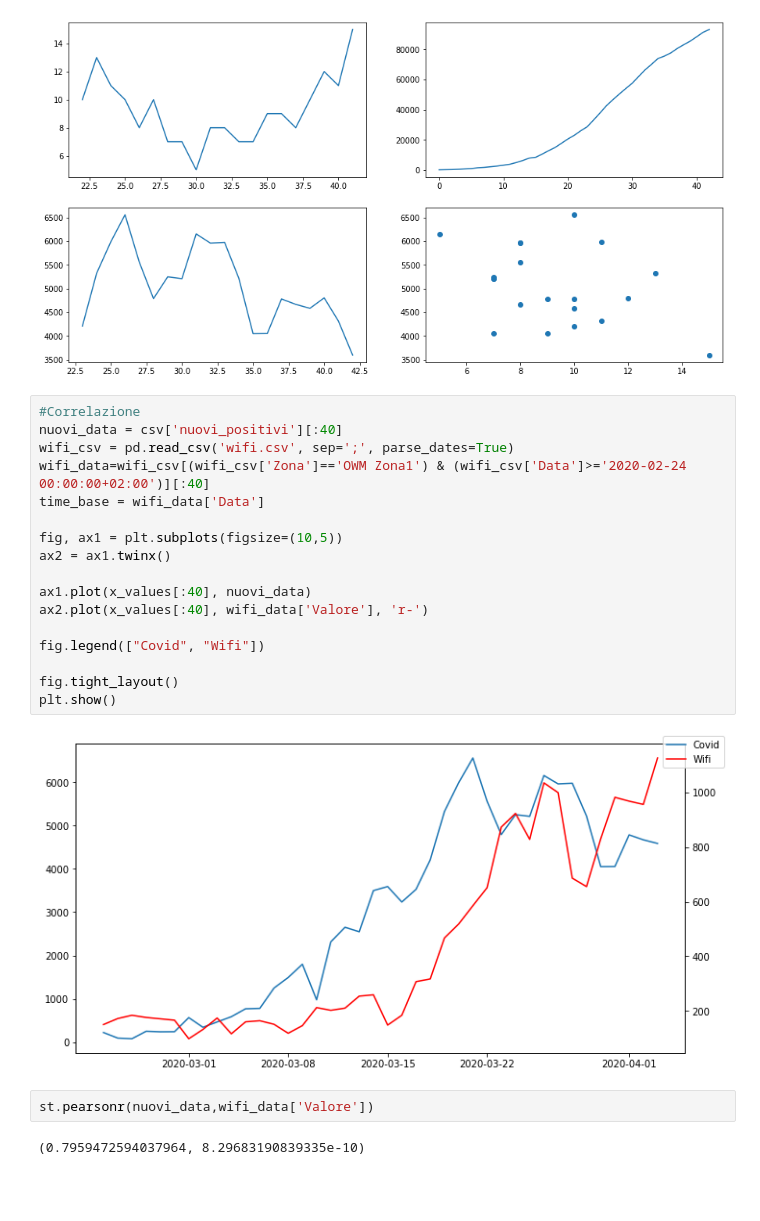
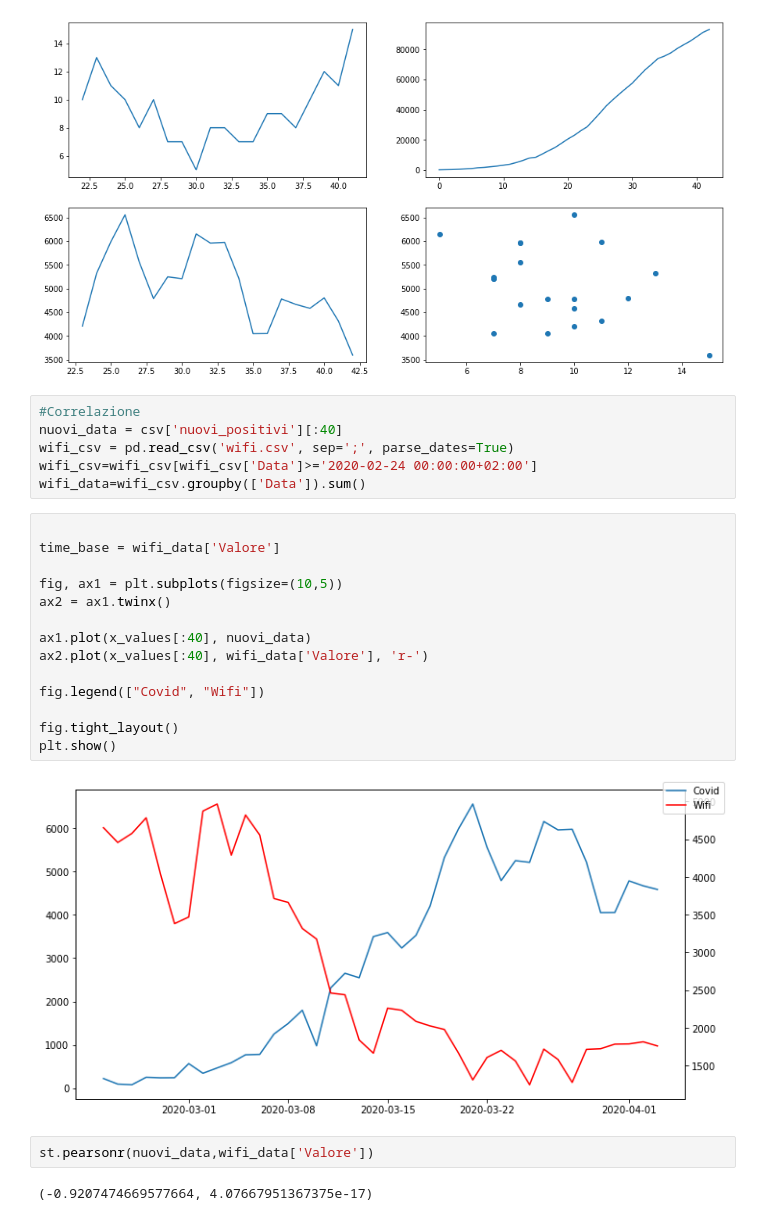
Before and after one commit to Bertonc98/BadCharts, a Jupyter notebook: covid_charts.ipynb, the cells around one changed output. Drawn from its saved outputs; the diff is of its cells as text; blank space fills up the shorter version.

```diff
--- a/covid_charts.ipynb
+++ b/covid_charts.ipynb
@@ -103,26 +103,29 @@ plt.scatter(tm[:len(data.index)], data)
 plt.show()
 # %% [output]
 [figure]
+# %%
+#Correlazione
+nuovi_data = csv['nuovi_positivi'][:40]
+wifi_csv = pd.read_csv('wifi.csv', sep=';', parse_dates=True)
+wifi_csv=wifi_csv[wifi_csv['Data']>='2020-02-24 00:00:00+02:00']
+wifi_data=wifi_csv.groupby(['Data']).sum()
 # %%
-#Correlazione
-nuovi_data = csv['nuovi_positivi'][:40]
-wifi_csv = pd.read_csv('wifi.csv', sep=';', parse_dates=True)
-wifi_data=wifi_csv[(wifi_csv['Zona']=='OWM Zona1') & (wifi_csv['Data']>='2020-02-24 00:00:00+02:00')][:40]
-time_base = wifi_data['Data']
+
+time_base = wifi_data['Valore']
 
 fig, ax1 = plt.subplots(figsize=(10,5))
 ax2 = ax1.twinx()
 
 ax1.plot(x_values[:40], nuovi_data)
 ax2.plot(x_values[:40], wifi_data['Valore'], 'r-')
 
 fig.legend(["Covid", "Wifi"])
 
 fig.tight_layout()
 plt.show()
 # %% [output]
-[figure, old version]
+[figure, new version]
 # %%
 st.pearsonr(nuovi_data,wifi_data['Valore'])
 # %% [output]
-(0.7959472594037964, 8.29683190839335e-10)
+(-0.9207474669577664, 4.07667951367375e-17)
```
Also changed, not shown: parts of 1 cell of this notebook.
